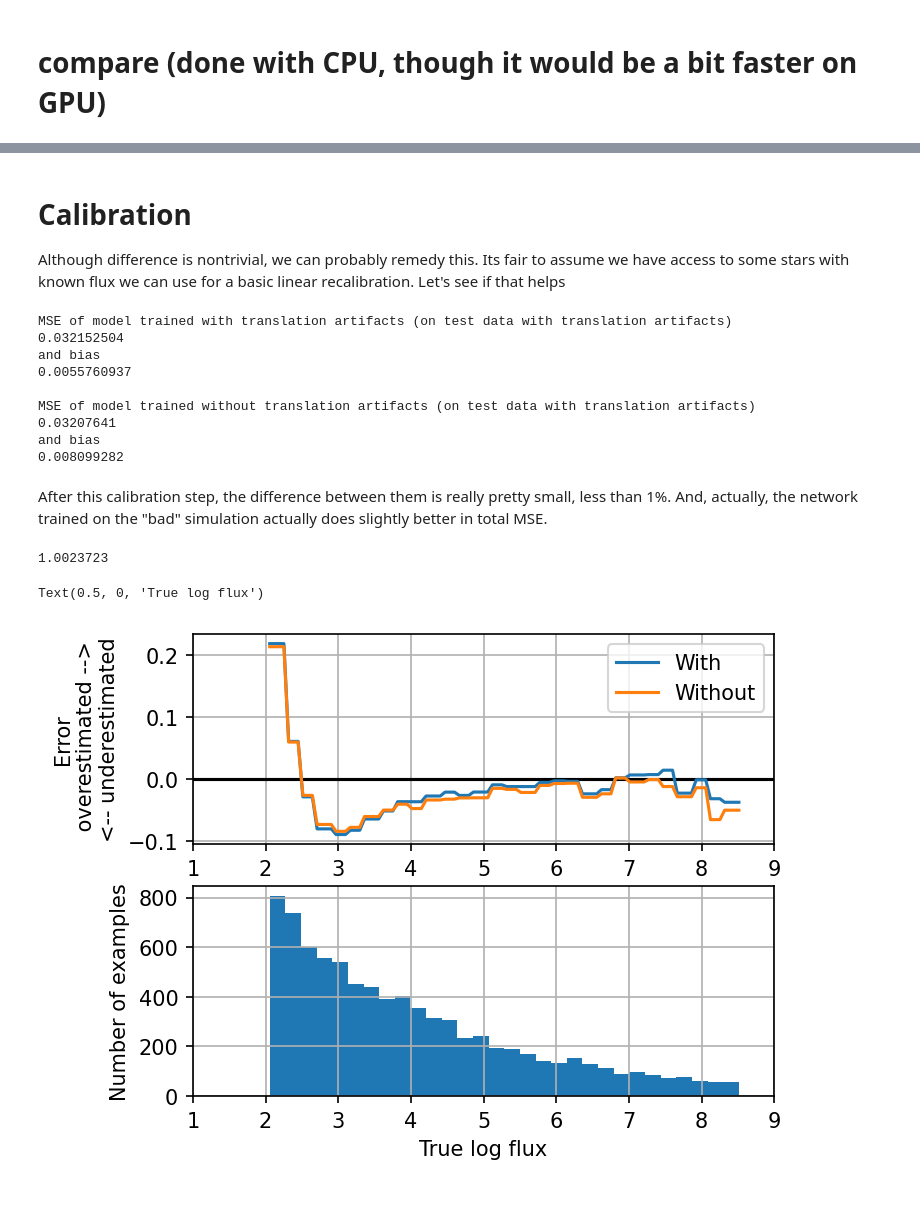
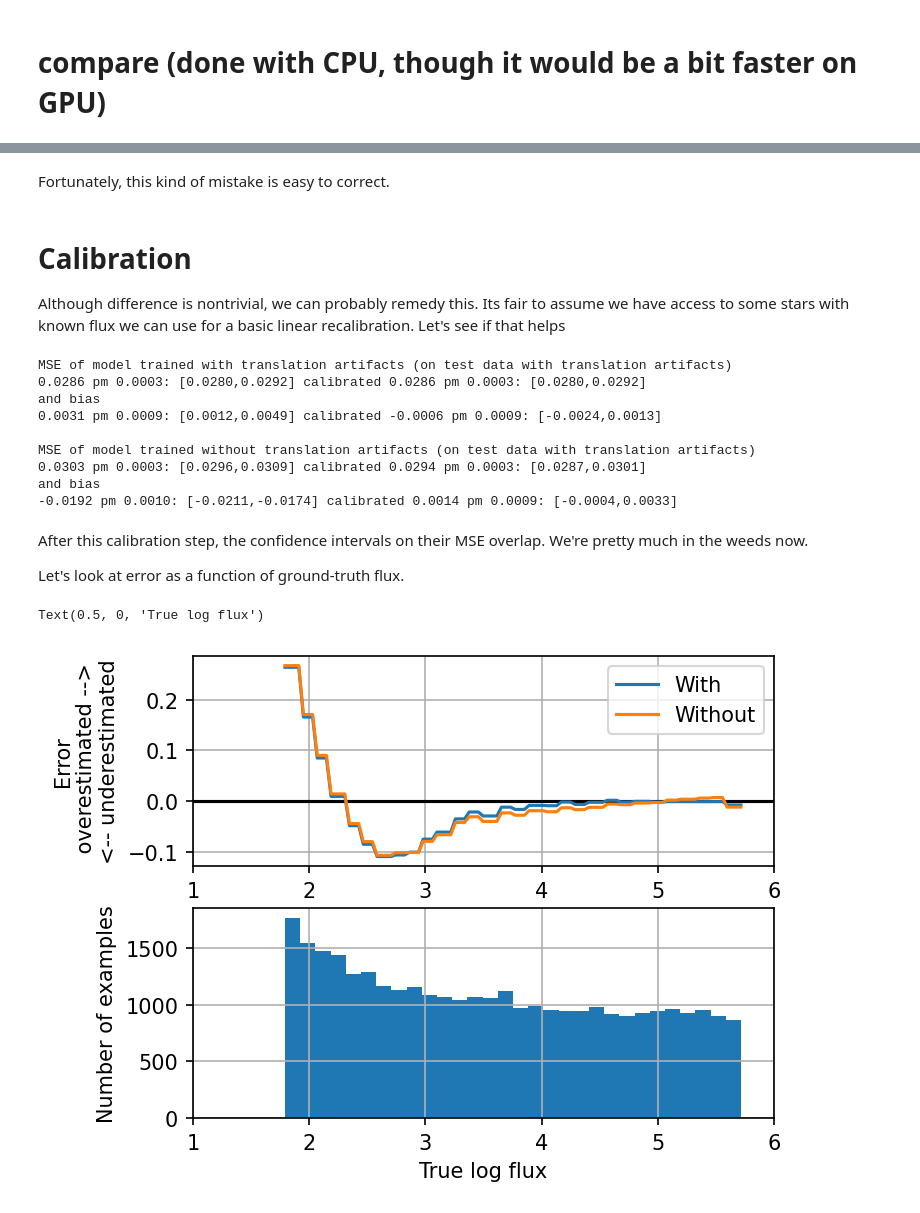
Before and after one commit to jacksonloper/break-coadd-sbi, a Jupyter notebook: translation_artifact_question.ipynb, the cells around one changed output, grey strips where cells are left out. Drawn from its saved outputs; the diff is of its cells as text; code cells hidden in the pictures.

Commit message:
Updated notebook for pareto bug.  Also added some new plots.

```diff
--- a/translation_artifact_question.ipynb
+++ b/translation_artifact_question.ipynb
@@ -481,17 +528,23 @@ np.mean((truths-with_preds)**2)/np.mean((truths-without_preds)**2)
+# %% [markdown]
+Fortunately, this kind of mistake is easy to correct.
 # %% [markdown]
 # Calibration
 
 Although difference is nontrivial, we can probably remedy this.  Its fair to assume we have access to some stars with known flux we can use for a basic linear recalibration.  Let's see if that helps
 # %%
-# find results of both networks on small batch of 512 "real" images for which we images we have ground truth about flux.
+# find results of both networks on small batch of "real" images for which we images we have ground truth about flux.
 # full network was trained on bazillions of images, we don't have that much ground truth data, but we probably do have
-# a few hundred images where we really do already know the true fluxes (e.g. from Gaia).
+# quite a few images where we really do already know the true fluxes (e.g. from Gaia).
 
 testrng.manual_seed(0)
-dl= dataloader.SimulatorDataset(prior,forward_model,testrng,batch_size=512,epoch_size=1)
+dl= dataloader.SimulatorDataset(prior,forward_model,testrng,batch_size=4096,epoch_size=1)
 
 batch=next(iter(dl))
 X,Y = batch
 truths=Y.cpu().numpy()
 with_preds=inf_net_trained_with.predict(X).detach().cpu().numpy()
 without_preds=inf_net_trained_without.predict(X).detach().cpu().numpy()
+
+# add linear post-network linear calibration based on those real images
+with_linfit=sklearn.linear_model.LinearRegression().fit(with_preds.ravel()[:,None],truths.ravel())
+without_linfit=sklearn.linear_model.LinearRegression().fit(without_preds.ravel()[:,None],truths.ravel())
@@ -503,7 +551,7 @@ without_linfit=sklearn.linear_model.LinearRegression().fit(without_preds.ravel()
 # %%
 # check performance
 # get new test sims, and try using the post-network linear calibraiton
-dl= dataloader.SimulatorDataset(prior,forward_model,testrng,batch_size=64,epoch_size=64)
+dl= dataloader.SimulatorDataset(prior,forward_model,testrng,batch_size=256,epoch_size=64)
 
 with_preds=[] # predictions made by network trained with artifacts (log flux)
 without_preds=[] # predictions made by network trained without artifacts (log flux)
@@ -520,66 +568,64 @@ without_preds=np.concatenate(without_preds)
 truths=np.concatenate(truths)
 
 # do calibration step
-with_preds=with_linfit.predict(with_preds.ravel()[:,None]).reshape(with_preds.shape)
-without_preds=without_linfit.predict(without_preds.ravel()[:,None]).reshape(without_preds.shape)
+with_preds_cal=with_linfit.predict(with_preds.ravel()[:,None]).reshape(with_preds.shape)
+without_preds_cal=without_linfit.predict(without_preds.ravel()[:,None]).reshape(without_preds.shape)
 # %%
 print("MSE of model trained with translation artifacts (on test data with translation artifacts)")
-print(np.mean((truths-with_preds)**2))
+print(xpm((truths-with_preds)**2),'calibrated',xpm((truths-with_preds_cal)**2))
 
 print("and bias")
-print(np.mean((truths-with_preds)))
+print(xpm((truths-with_preds)),'calibrated',xpm((truths-with_preds_cal)))
 
 print("\nMSE of model trained without translation artifacts (on test data with translation artifacts)")
-print(np.mean((truths-without_preds)**2))
+print(xpm((truths-without_preds)**2),'calibrated',xpm((truths-without_preds_cal)**2))
 
 print("and bias")
-print(np.mean((truths-without_preds)))
+print(xpm((truths-without_preds)),'calibrated',xpm((truths-without_preds_cal)))
 # %% [output]
 MSE of model trained with translation artifacts (on test data with translation artifacts)
-0.032152504
+0.0286 pm 0.0003: [0.0280,0.0292] calibrated 0.0286 pm 0.0003: [0.0280,0.0292]
 and bias
-0.0055760937
+0.0031 pm 0.0009: [0.0012,0.0049] calibrated -0.0006 pm 0.0009: [-0.0024,0.0013]
 
 MSE of model trained without translation artifacts (on test data with translation artifacts)
-0.03207641
+0.0303 pm 0.0003: [0.0296,0.0309] calibrated 0.0294 pm 0.0003: [0.0287,0.0301]
 and bias
-0.008099282
+-0.0192 pm 0.0010: [-0.0211,-0.0174] calibrated 0.0014 pm 0.0009: [-0.0004,0.0033]
 # %% [markdown]
-After this calibration step, the difference between them is really pretty small, less than 1%.  And, actually, the network trained on the "bad" simulation actually does slightly better in total MSE.
+After this calibration step, the confidence intervals on their MSE overlap.  We're pretty much in the weeds now.
+
+Let's look at error as a function of ground-truth flux.
-# %%
-np.mean((truths-with_preds)**2)/np.mean((truths-without_preds)**2)
-# %% [output]
-1.0023723
 # %%
 # compare errors as a function of true log flux
 truth_range=np.r_[truths.min():truths.max():100j]
 
 plt.gcf().set_size_inches(5,4)
 
 plt.subplot(2,1,1)
 plt.axhline(0,color='black')
 
-typical_err_fit=sklearn.base.clone(binsmoother).fit(truths.ravel()[:,None],(with_preds-truths).ravel())
+typical_err_fit=sklearn.base.clone(binsmoother).fit(truths.ravel()[:,None],(with_preds_cal-truths).ravel())
 plt.plot(truth_range,typical_err_fit.predict(truth_range[:,None]),label='With')
 
-typical_err_fit=sklearn.base.clone(binsmoother).fit(truths.ravel()[:,None],(without_preds-truths).ravel())
+typical_err_fit=sklearn.base.clone(binsmoother).fit(truths.ravel()[:,None],(without_preds_cal-truths).ravel())
 plt.plot(truth_range,typical_err_fit.predict(truth_range[:,None]),label='Without')
 
 plt.ylabel("Error\n overestimated -->\n<-- underestimated")
 plt.grid(True)
-plt.xlim(1,9)
+plt.xlim(1,6)
 
 plt.legend()
 
 plt.subplot(2,1,2)
 plt.hist(truths.ravel(),bins=30);
 
-plt.xlim(1,9)
+plt.xlim(1,6)
 plt.grid(True)
 
 plt.ylabel("Number of examples")
 
 plt.xlabel("True log flux")
 # %% [output]
 Text(0.5, 0, 'True log flux')
-[figure, old version]
+[figure, new version]
```
Also changed, not shown: parts of 25 cells of this notebook.
